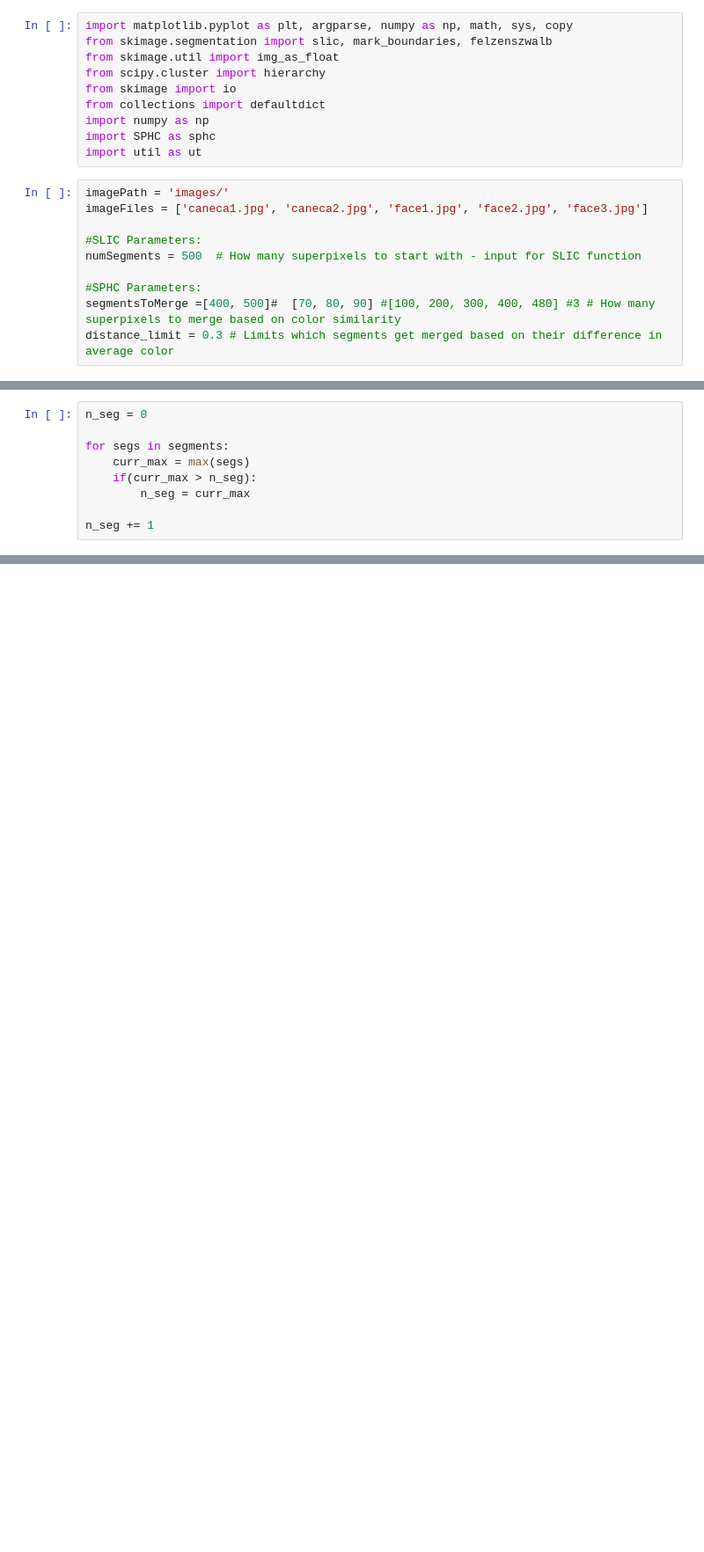
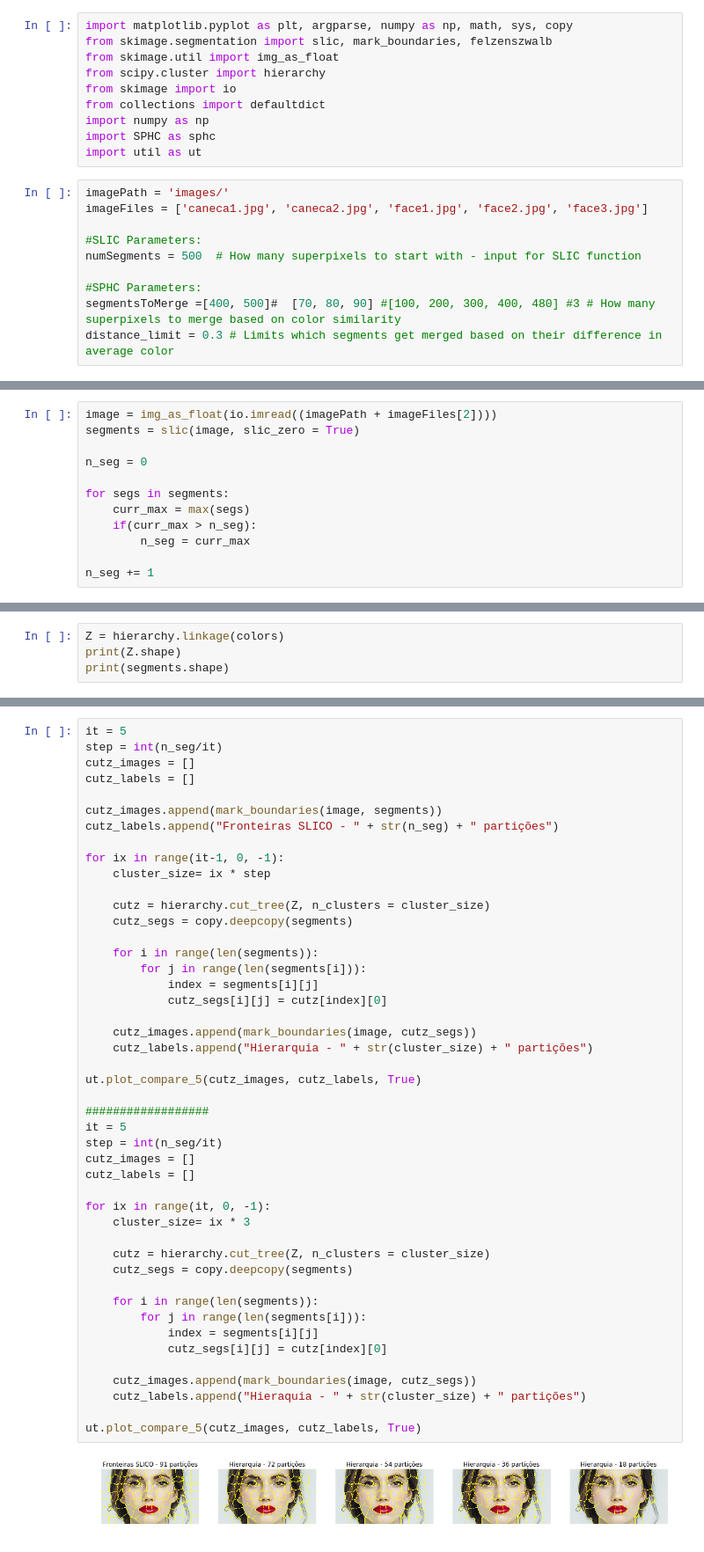
Before and after one commit to falreis/image-segm, a Jupyter notebook: code/segmentation.ipynb, the cells around one changed output, grey strips where cells are left out. Shown at 88% size. Drawn from its saved outputs; the diff is of its cells as text; blank space fills up the shorter version.

```diff
--- a/code/segmentation.ipynb
+++ b/code/segmentation.ipynb
@@ -87,4 +74,7 @@ plt.show()
 # %%
+image = img_as_float(io.imread((imagePath + imageFiles[2])))
+segments = slic(image, slic_zero = True)
+
 n_seg = 0
 
 for segs in segments:
@@ -120,0 +113,4 @@ plt.show()
+# %%
+Z = hierarchy.linkage(colors)
+print(Z.shape)
+print(segments.shape)
@@ -120,0 +120,48 @@ plt.show()
+# %%
+it = 5
+step = int(n_seg/it)
+cutz_images = []
+cutz_labels = []
+
+cutz_images.append(mark_boundaries(image, segments))
+cutz_labels.append("Fronteiras SLICO - " + str(n_seg) + " partições")
+
+for ix in range(it-1, 0, -1):
+    cluster_size= ix * step
+
+    cutz = hierarchy.cut_tree(Z, n_clusters = cluster_size)
+    cutz_segs = copy.deepcopy(segments)
+
+    for i in range(len(segments)):
+        for j in range(len(segments[i])):
+            index = segments[i][j]
+            cutz_segs[i][j] = cutz[index][0]
+
+    cutz_images.append(mark_boundaries(image, cutz_segs))
+    cutz_labels.append("Hierarquia - " + str(cluster_size) + " partições")
+
+ut.plot_compare_5(cutz_images, cutz_labels, True)
+
+##################
+it = 5
+step = int(n_seg/it)
+cutz_images = []
+cutz_labels = []
+
+for ix in range(it, 0, -1):
+    cluster_size= ix * 3
+
+    cutz = hierarchy.cut_tree(Z, n_clusters = cluster_size)
+    cutz_segs = copy.deepcopy(segments)
+
+    for i in range(len(segments)):
+        for j in range(len(segments[i])):
+            index = segments[i][j]
+            cutz_segs[i][j] = cutz[index][0]
+
+    cutz_images.append(mark_boundaries(image, cutz_segs))
+    cutz_labels.append("Hieraquia - " + str(cluster_size) + " partições")
+
+ut.plot_compare_5(cutz_images, cutz_labels, True)
+# %% [output]
+[figure, added]
```
Also changed, not shown: parts of 9 cells of this notebook, 3 other files.
